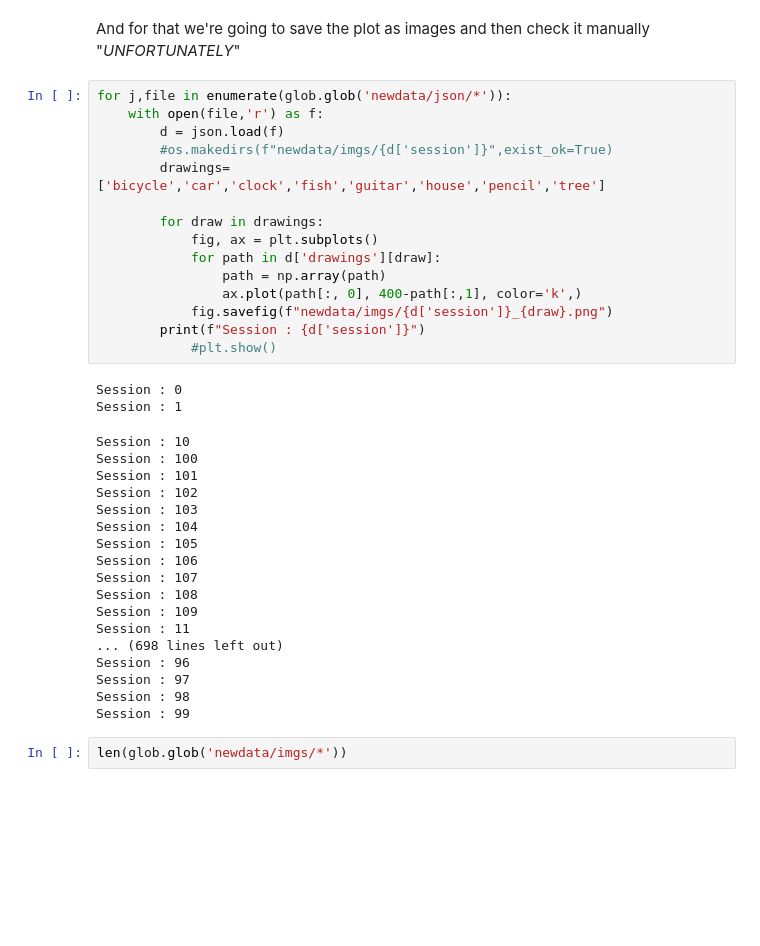
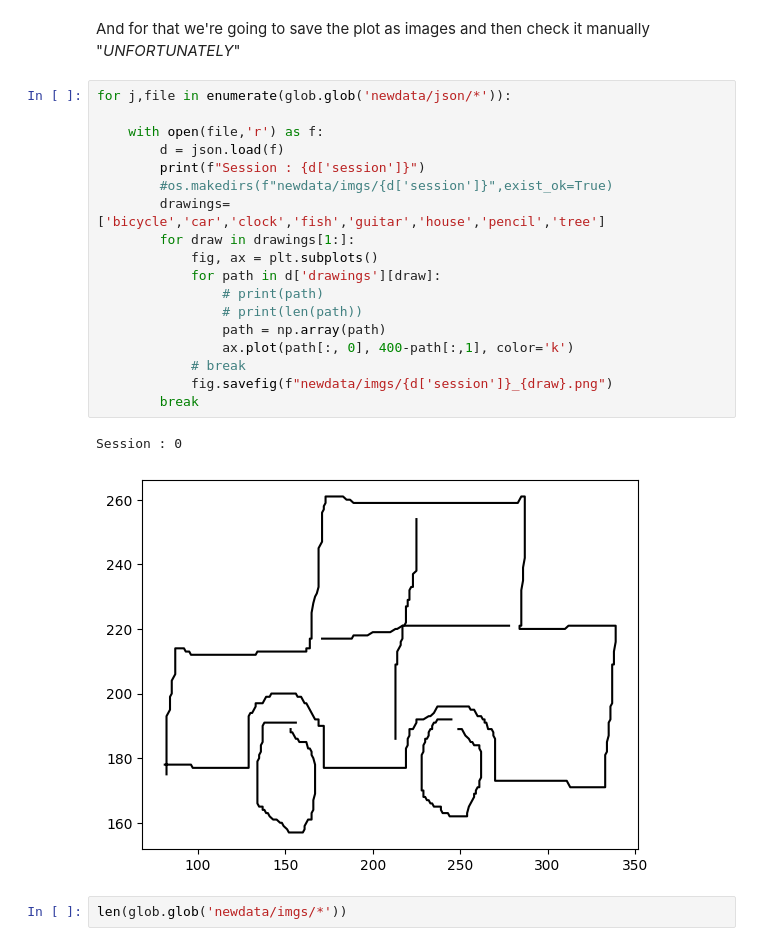
Before and after one commit to s7yby02/Drawing-App, a Jupyter notebook: Data_cleaning.ipynb, the cells around one changed output. Cells and saved outputs as stored; diff of their text form; blank space fills up the shorter version.

```diff
--- a/Data_cleaning.ipynb
+++ b/Data_cleaning.ipynb
@@ -49,39 +49,25 @@ To clean the data we must visualize it to see if there is any false/wrong drawin
 And for that we're going to save the plot as images and then check it manually "*UNFORTUNATELY*"
 # %%
 for j,file in enumerate(glob.glob('newdata/json/*')):
+
     with open(file,'r') as f:
         d = json.load(f)
+        print(f"Session : {d['session']}")
         #os.makedirs(f"newdata/imgs/{d['session']}",exist_ok=True)
         drawings=['bicycle','car','clock','fish','guitar','house','pencil','tree']
-
-        for draw in drawings:
+        for draw in drawings[1:]:
             fig, ax = plt.subplots()
             for path in d['drawings'][draw]:
+                # print(path)
+                # print(len(path))
                 path = np.array(path)
-                ax.plot(path[:, 0], 400-path[:,1], color='k',)
+                ax.plot(path[:, 0], 400-path[:,1], color='k')
+            # break
             fig.savefig(f"newdata/imgs/{d['session']}_{draw}.png")
-        print(f"Session : {d['session']}")
-            #plt.show()
+        break
 # %% [output]
 Session : 0
-Session : 1
-Session : 10
-Session : 100
-Session : 101
-Session : 102
-Session : 103
-Session : 104
-Session : 105
-Session : 106
-Session : 107
-Session : 108
-Session : 109
-Session : 11
-... (698 lines left out)
-Session : 96
-Session : 97
-Session : 98
-Session : 99
+[figure, added]
 # %%
 len(glob.glob('newdata/imgs/*'))
 # %% [output]
```
